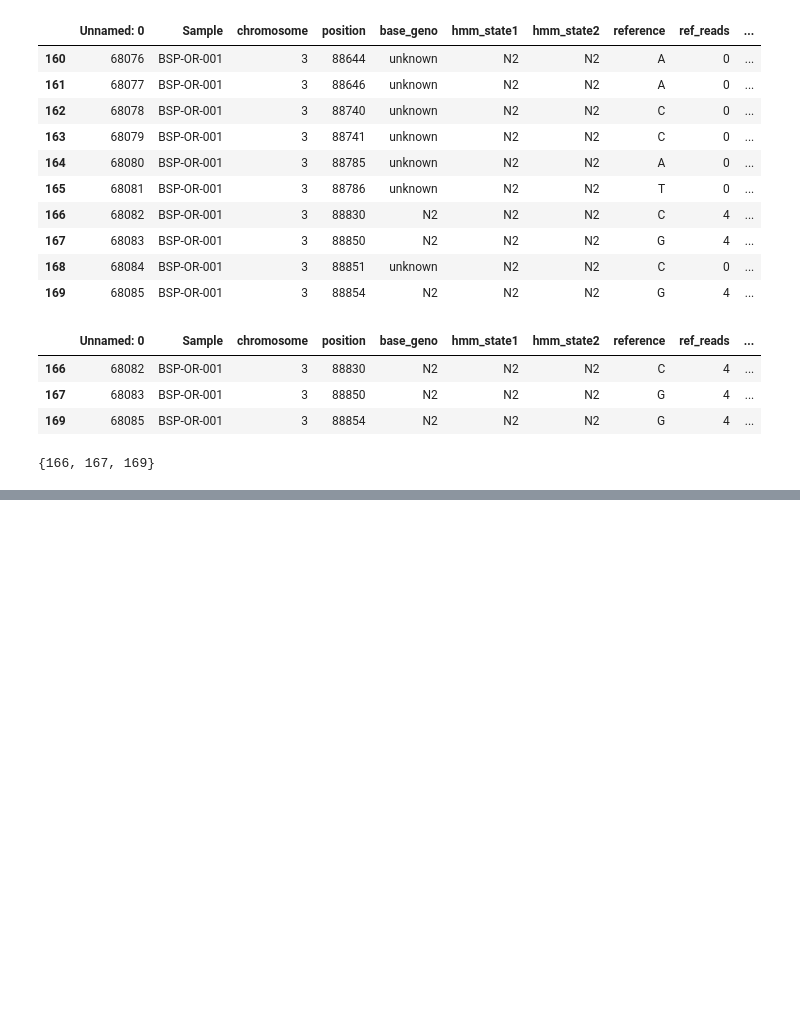
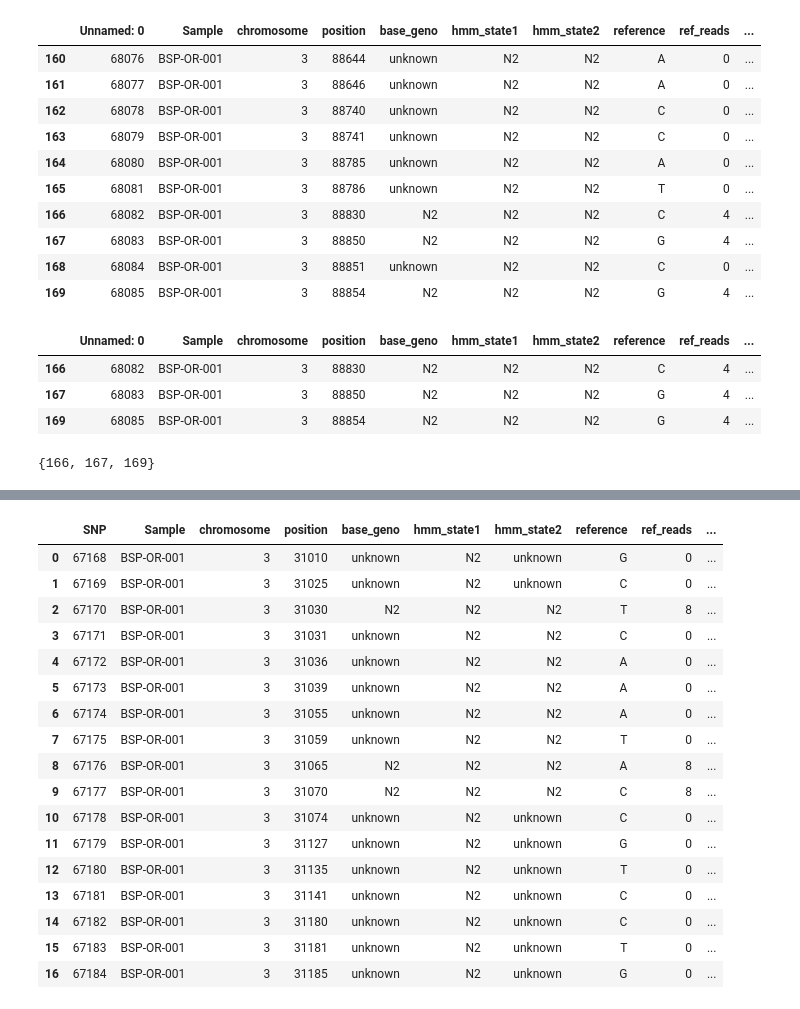
Before and after one commit to conery/crossovers, a Jupyter notebook: sandbox/ncos.ipynb, the cells around one changed output, grey strips where cells are left out. Drawn from its saved outputs; the diff is of its cells as text; code cells hidden in the pictures; blank space fills up the shorter version.

```diff
--- a/sandbox/ncos.ipynb
+++ b/sandbox/ncos.ipynb
@@ -611,0 +616,2 @@ s2
+# %%
+flat = pd.read_csv('../peaks.csv')
@@ -611,0 +622,2 @@ s2
+# %%
+flat.rename(columns={'Unnamed: 0': 'SNP'}, inplace=True)
@@ -611,0 +633,2 @@ s2
+# %%
+groups = flat.groupby(['chrom_id','blk_id'])
@@ -611,0 +718,21 @@ s2
+# %%
+groups.get_group(('BSP-OR-001-3',0))
+# %% [output]
+|  | SNP | Sample | chromosome | position | base_geno | hmm_state1 | hmm_state2 | reference | ref_reads | ... |
+| 0 | 67168 | BSP-OR-001 | 3 | 31010 | unknown | N2 | unknown | G | 0 | ... |
+| 1 | 67169 | BSP-OR-001 | 3 | 31025 | unknown | N2 | unknown | C | 0 | ... |
+| 2 | 67170 | BSP-OR-001 | 3 | 31030 | N2 | N2 | N2 | T | 8 | ... |
+| 3 | 67171 | BSP-OR-001 | 3 | 31031 | unknown | N2 | N2 | C | 0 | ... |
+| 4 | 67172 | BSP-OR-001 | 3 | 31036 | unknown | N2 | N2 | A | 0 | ... |
+| 5 | 67173 | BSP-OR-001 | 3 | 31039 | unknown | N2 | N2 | A | 0 | ... |
+| 6 | 67174 | BSP-OR-001 | 3 | 31055 | unknown | N2 | N2 | A | 0 | ... |
+| 7 | 67175 | BSP-OR-001 | 3 | 31059 | unknown | N2 | N2 | T | 0 | ... |
+| 8 | 67176 | BSP-OR-001 | 3 | 31065 | N2 | N2 | N2 | A | 8 | ... |
+| 9 | 67177 | BSP-OR-001 | 3 | 31070 | N2 | N2 | N2 | C | 8 | ... |
+| 10 | 67178 | BSP-OR-001 | 3 | 31074 | unknown | N2 | unknown | C | 0 | ... |
+| 11 | 67179 | BSP-OR-001 | 3 | 31127 | unknown | N2 | unknown | G | 0 | ... |
+| 12 | 67180 | BSP-OR-001 | 3 | 31135 | unknown | N2 | unknown | T | 0 | ... |
+| 13 | 67181 | BSP-OR-001 | 3 | 31141 | unknown | N2 | unknown | C | 0 | ... |
+| 14 | 67182 | BSP-OR-001 | 3 | 31180 | unknown | N2 | unknown | C | 0 | ... |
+| 15 | 67183 | BSP-OR-001 | 3 | 31181 | unknown | N2 | unknown | T | 0 | ... |
+| 16 | 67184 | BSP-OR-001 | 3 | 31185 | unknown | N2 | unknown | G | 0 | ... |
```
Also changed, not shown: parts of 19 cells of this notebook.
